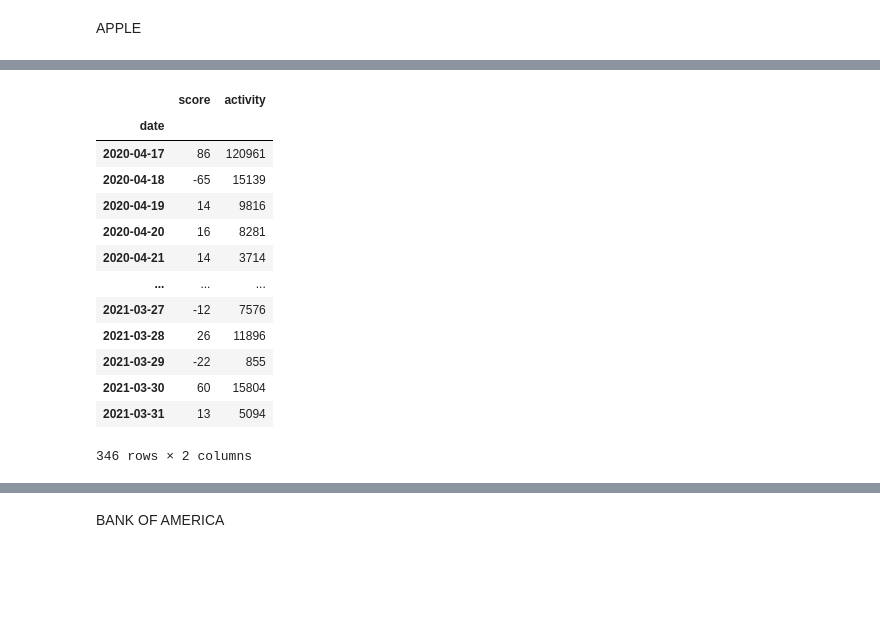
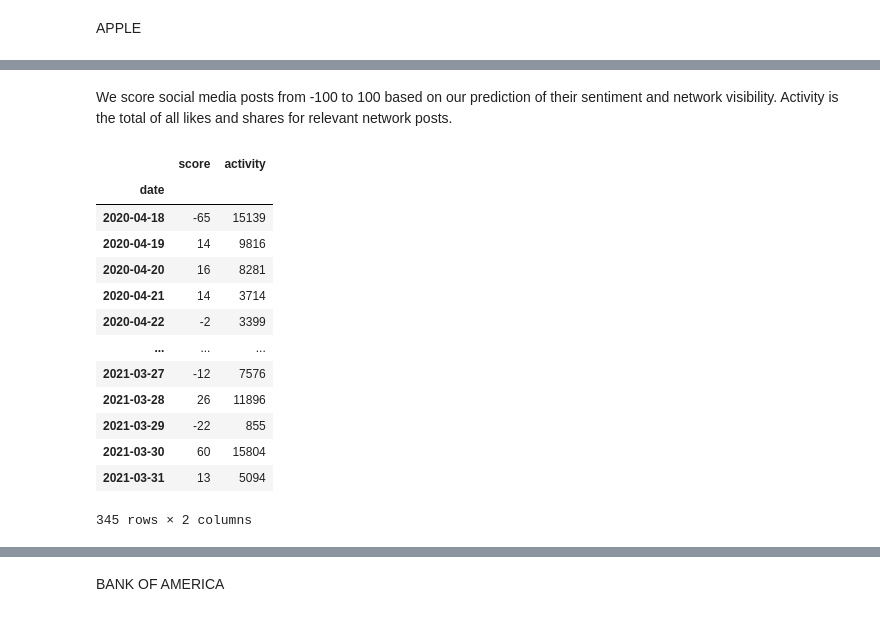
Before and after one commit to stk714/SocialMediaBets, a Jupyter notebook: Social_Sentiment.ipynb, the cells around one changed output, grey strips where cells are left out. Drawn from its saved outputs; the diff is of its cells as text; code cells hidden in the pictures; blank space fills up the shorter version.

```diff
--- a/Social_Sentiment.ipynb
+++ b/Social_Sentiment.ipynb
@@ -25,29 +46,31 @@ aapl_df = aapl_df.drop(columns = 'Adj Close')
+# %% [markdown]
+We score social media posts from -100 to 100 based on our prediction of their sentiment and network visibility. Activity is the total of all likes and shares for relevant network posts.
 # %%
 #API Call
 headers = {
     'accept': 'application/json',
     'Authorization': 'Token 168ac68d07d82b3c04e4fcc9fb1db90bdcf380c5',
 }
-r = requests.get('https://socialsentiment.io/api/v1/stocks/AAPL/sentiment/daily/?to_date=2021-03-31&from_date=2020-04-17', headers = headers)
+r = requests.get('https://socialsentiment.io/api/v1/stocks/AAPL/sentiment/daily/?to_date=2021-03-31&from_date=2020-04-18', headers = headers)
 x = r.json()
 
 # Convert to DataFrame
 aapl_activity_df = pd.read_json(json.dumps(x))
 aapl_activity_df = aapl_activity_df.set_index('date')
 aapl_activity_df = aapl_activity_df.drop(columns = ['stock', 'positive_score', 'negative_score', 'avg_7_days', 'avg_14_days', 'avg_30_days'])
 aapl_activity_df
 # %% [output]
 |  | score | activity |
 | date |  |  |
-| 2020-04-17 | 86 | 120961 |
 | 2020-04-18 | -65 | 15139 |
 | 2020-04-19 | 14 | 9816 |
 | 2020-04-20 | 16 | 8281 |
 | 2020-04-21 | 14 | 3714 |
+| 2020-04-22 | -2 | 3399 |
 | ... | ... | ... |
 | 2021-03-27 | -12 | 7576 |
 | 2021-03-28 | 26 | 11896 |
 | 2021-03-29 | -22 | 855 |
 | 2021-03-30 | 60 | 15804 |
 | 2021-03-31 | 13 | 5094 |
-346 rows × 2 columns
+345 rows × 2 columns
```
Also changed, not shown: parts of 23 cells of this notebook.
